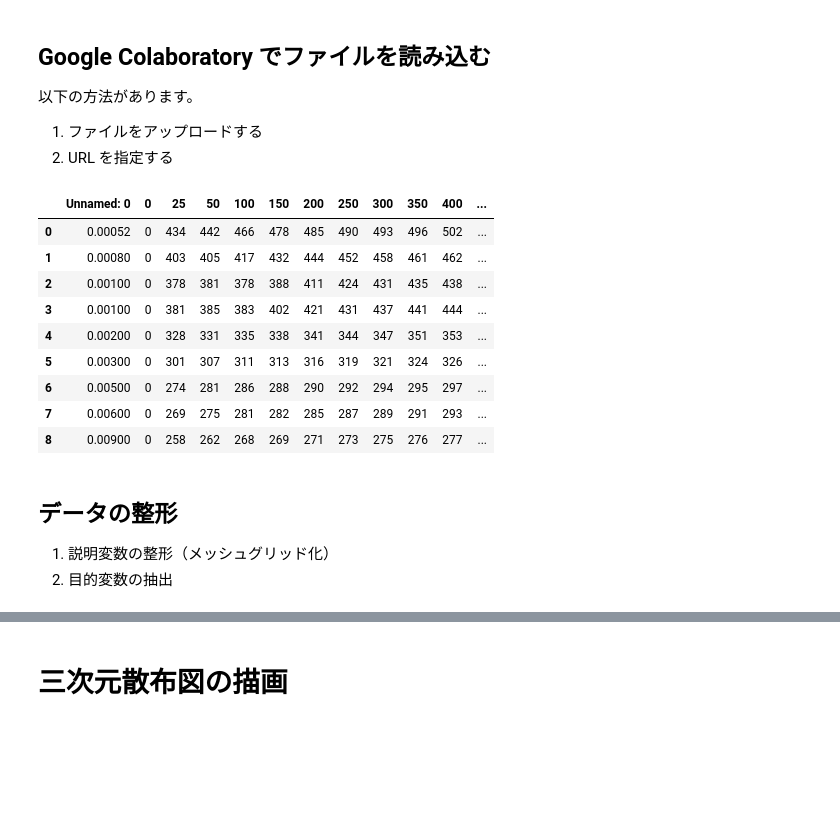
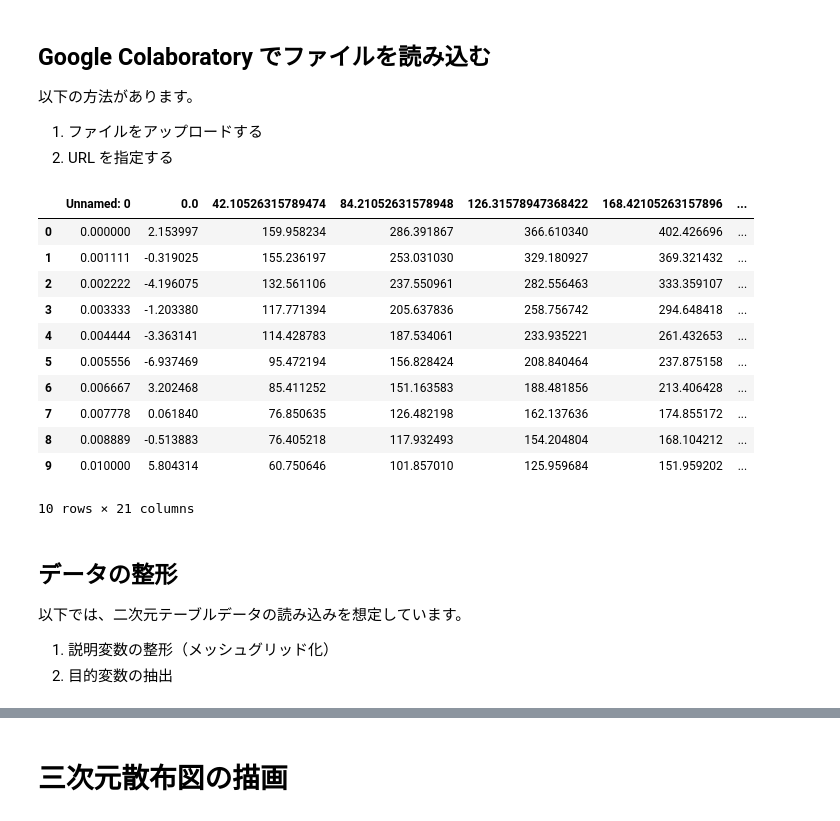
Before and after one commit to msiplab/EicEngLabIV, a Jupyter notebook: example01_02.ipynb, the cells around one changed output, grey strips where cells are left out. Cells and saved outputs as stored; diff of their text form; code cells hidden in the pictures; blank space fills up the shorter version.

```diff
--- a/example01_02.ipynb
+++ b/example01_02.ipynb
@@ -45,25 +45,30 @@ Requirement already satisfied: six>=1.5 in c:\users\shogo\appdata\roaming\python
 # %%
 
 #観測データのファイル
-filename = './data/practice01_02.csv'
-
+#filename = './data/practice01_02.csv'
+filename = './data/sample01_02.csv'
 #観測データ（空白区切り）の読み込み
 #dataset = pd.read_csv(filename, delim_whitespace=True)
 dataset = pd.read_csv(filename)
 display(dataset)
 # %% [output]
-|  | Unnamed: 0 | 0 | 25 | 50 | 100 | 150 | 200 | 250 | 300 | 350 | 400 | ... |
-| 0 | 0.00052 | 0 | 434 | 442 | 466 | 478 | 485 | 490 | 493 | 496 | 502 | ... |
-| 1 | 0.00080 | 0 | 403 | 405 | 417 | 432 | 444 | 452 | 458 | 461 | 462 | ... |
-| 2 | 0.00100 | 0 | 378 | 381 | 378 | 388 | 411 | 424 | 431 | 435 | 438 | ... |
-| 3 | 0.00100 | 0 | 381 | 385 | 383 | 402 | 421 | 431 | 437 | 441 | 444 | ... |
-| 4 | 0.00200 | 0 | 328 | 331 | 335 | 338 | 341 | 344 | 347 | 351 | 353 | ... |
-| 5 | 0.00300 | 0 | 301 | 307 | 311 | 313 | 316 | 319 | 321 | 324 | 326 | ... |
-| 6 | 0.00500 | 0 | 274 | 281 | 286 | 288 | 290 | 292 | 294 | 295 | 297 | ... |
-| 7 | 0.00600 | 0 | 269 | 275 | 281 | 282 | 285 | 287 | 289 | 291 | 293 | ... |
-| 8 | 0.00900 | 0 | 258 | 262 | 268 | 269 | 271 | 273 | 275 | 276 | 277 | ... |
+|  | Unnamed: 0 | 0.0 | 42.10526315789474 | 84.21052631578948 | 126.31578947368422 | 168.42105263157896 | ... |
+| 0 | 0.000000 | 2.153997 | 159.958234 | 286.391867 | 366.610340 | 402.426696 | ... |
+| 1 | 0.001111 | -0.319025 | 155.236197 | 253.031030 | 329.180927 | 369.321432 | ... |
+| 2 | 0.002222 | -4.196075 | 132.561106 | 237.550961 | 282.556463 | 333.359107 | ... |
+| 3 | 0.003333 | -1.203380 | 117.771394 | 205.637836 | 258.756742 | 294.648418 | ... |
+| 4 | 0.004444 | -3.363141 | 114.428783 | 187.534061 | 233.935221 | 261.432653 | ... |
+| 5 | 0.005556 | -6.937469 | 95.472194 | 156.828424 | 208.840464 | 237.875158 | ... |
+| 6 | 0.006667 | 3.202468 | 85.411252 | 151.163583 | 188.481856 | 213.406428 | ... |
+| 7 | 0.007778 | 0.061840 | 76.850635 | 126.482198 | 162.137636 | 174.855172 | ... |
+| 8 | 0.008889 | -0.513883 | 76.405218 | 117.932493 | 154.204804 | 168.104212 | ... |
+| 9 | 0.010000 | 5.804314 | 60.750646 | 101.857010 | 125.959684 | 151.959202 | ... |
+10 rows × 21 columns
 # %% [markdown]
 ## データの整形
+
+以下では、二次元テーブルデータの読み込みを想定しています。
+
 1. 説明変数の整形（メッシュグリッド化）
 1. 目的変数の抽出
 # %%
```
Also changed, not shown: parts of 12 cells of this notebook, 3 other files.
